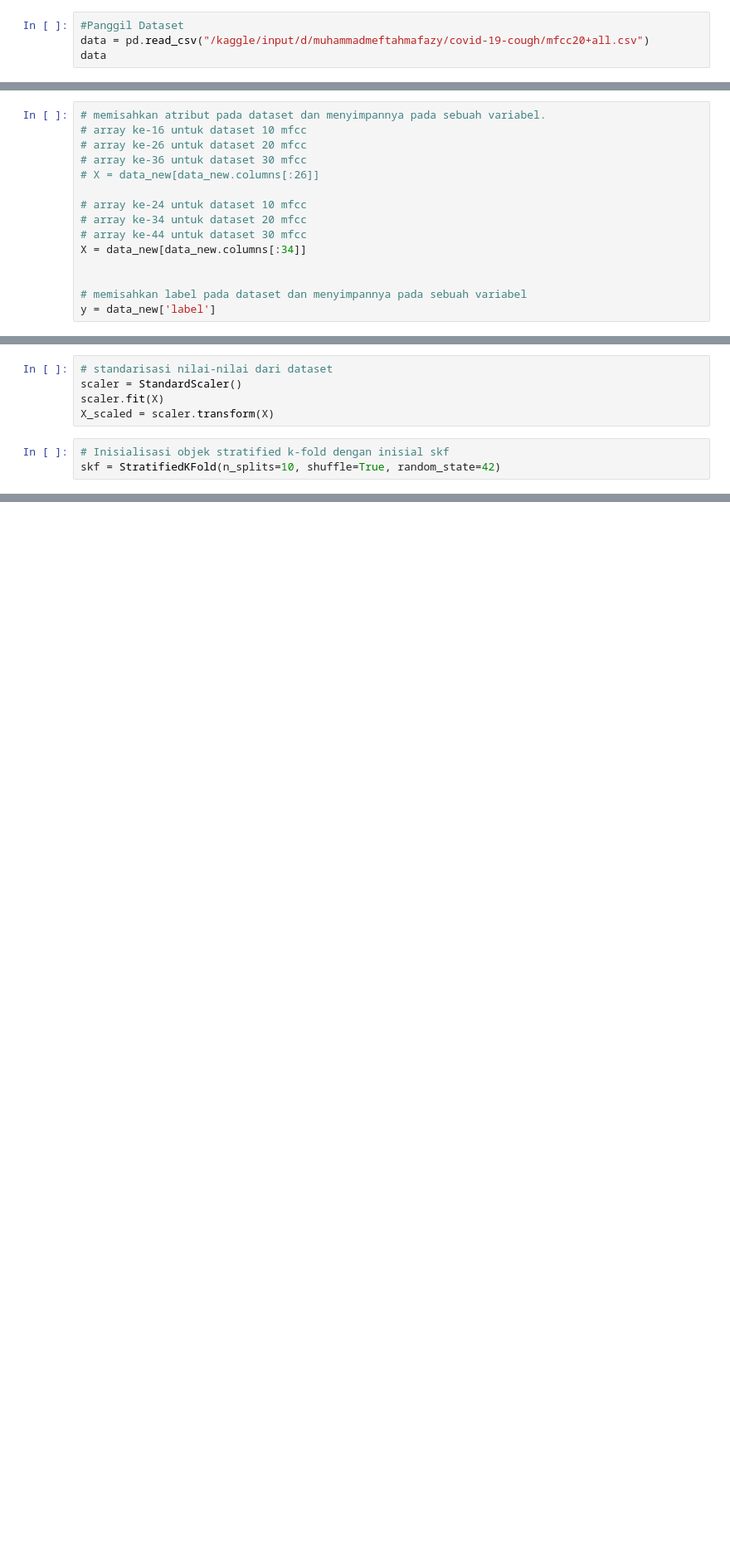
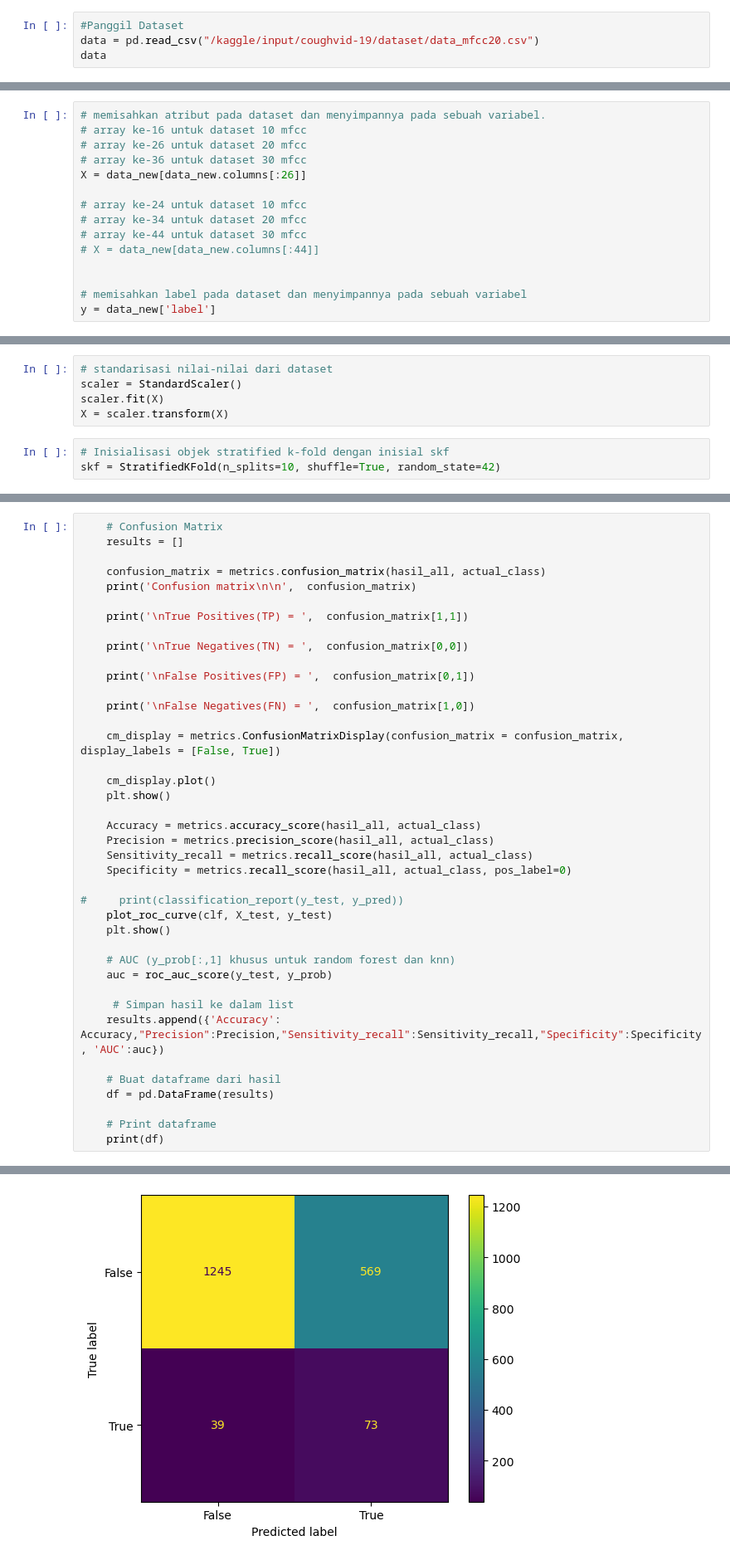
Before and after one commit to meftahmafazy/audio-covid19-research, a Jupyter notebook: classification.ipynb, the cells around one changed output, grey strips where cells are left out. Shown at 83% size. Saved outputs shown, nothing was run; the diff lists cells and outputs as text; blank space fills up the shorter version.

Commit message:
Kaggle Notebook | Classification | Version 18

```diff
--- a/classification.ipynb
+++ b/classification.ipynb
@@ -42,5 +42,5 @@ from tqdm import tqdm
 # Inisial Dataset
 # %%
 #Panggil Dataset
-data = pd.read_csv("/kaggle/input/d/muhammadmeftahmafazy/covid-19-cough/mfcc20+all.csv")
+data = pd.read_csv("/kaggle/input/coughvid-19/dataset/data_mfcc20.csv")
 data
@@ -56,12 +84,12 @@ data_new['label'].replace(['healthy', 'COVID-19'], [0,1], inplace=True)
 # array ke-16 untuk dataset 10 mfcc
 # array ke-26 untuk dataset 20 mfcc
 # array ke-36 untuk dataset 30 mfcc
-# X = data_new[data_new.columns[:26]]
+X = data_new[data_new.columns[:26]]
 
 # array ke-24 untuk dataset 10 mfcc
 # array ke-34 untuk dataset 20 mfcc
 # array ke-44 untuk dataset 30 mfcc
-X = data_new[data_new.columns[:34]]
+# X = data_new[data_new.columns[:44]]
 
 
 # memisahkan label pada dataset dan menyimpannya pada sebuah variabel
@@ -72,7 +100,7 @@ y = data_new['label']
 # standarisasi nilai-nilai dari dataset
 scaler = StandardScaler()
 scaler.fit(X)
-X_scaled = scaler.transform(X)
+X = scaler.transform(X)
 # %%
 # Inisialisasi objek stratified k-fold dengan inisial skf
 skf = StratifiedKFold(n_splits=10, shuffle=True, random_state=42)
@@ -131,0 +250,41 @@ print("testing",pd.value_counts(y_test))
+# %%
+    # Confusion Matrix
+    results = []
+
+    confusion_matrix = metrics.confusion_matrix(hasil_all, actual_class)
+    print('Confusion matrix\n\n',  confusion_matrix)
+
+    print('\nTrue Positives(TP) = ',  confusion_matrix[1,1])
+
+    print('\nTrue Negatives(TN) = ',  confusion_matrix[0,0])
+
+    print('\nFalse Positives(FP) = ',  confusion_matrix[0,1])
+
+    print('\nFalse Negatives(FN) = ',  confusion_matrix[1,0])
+
+    cm_display = metrics.ConfusionMatrixDisplay(confusion_matrix = confusion_matrix, display_labels = [False, True])
+
+    cm_display.plot()
+    plt.show()
+
+    Accuracy = metrics.accuracy_score(hasil_all, actual_class)
+    Precision = metrics.precision_score(hasil_all, actual_class)
+    Sensitivity_recall = metrics.recall_score(hasil_all, actual_class)
+    Specificity = metrics.recall_score(hasil_all, actual_class, pos_label=0)
+
+#     print(classification_report(y_test, y_pred))
+    plot_roc_curve(clf, X_test, y_test)
+    plt.show()
+
+    # AUC (y_prob[:,1] khusus untuk random forest dan knn)
+    auc = roc_auc_score(y_test, y_prob)
+
+     # Simpan hasil ke dalam list
+    results.append({'Accuracy': Accuracy,"Precision":Precision,"Sensitivity_recall":Sensitivity_recall,"Specificity":Specificity, 'AUC':auc})
+
+    # Buat dataframe dari hasil
+    df = pd.DataFrame(results)
+
+    # Print dataframe
+    print(df)
+# %% [output]
@@ -131,0 +303 @@ print("testing",pd.value_counts(y_test))
+[figure, added]
```
Also changed, not shown: parts of 12 cells of this notebook.
